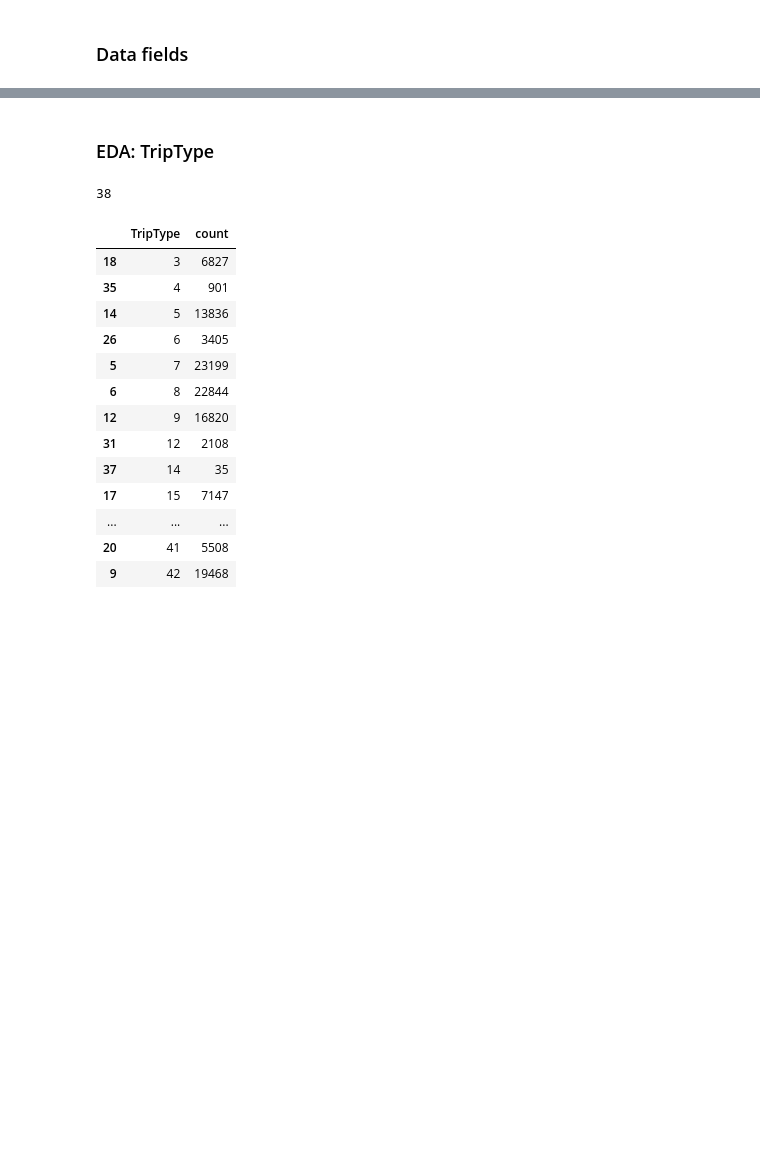
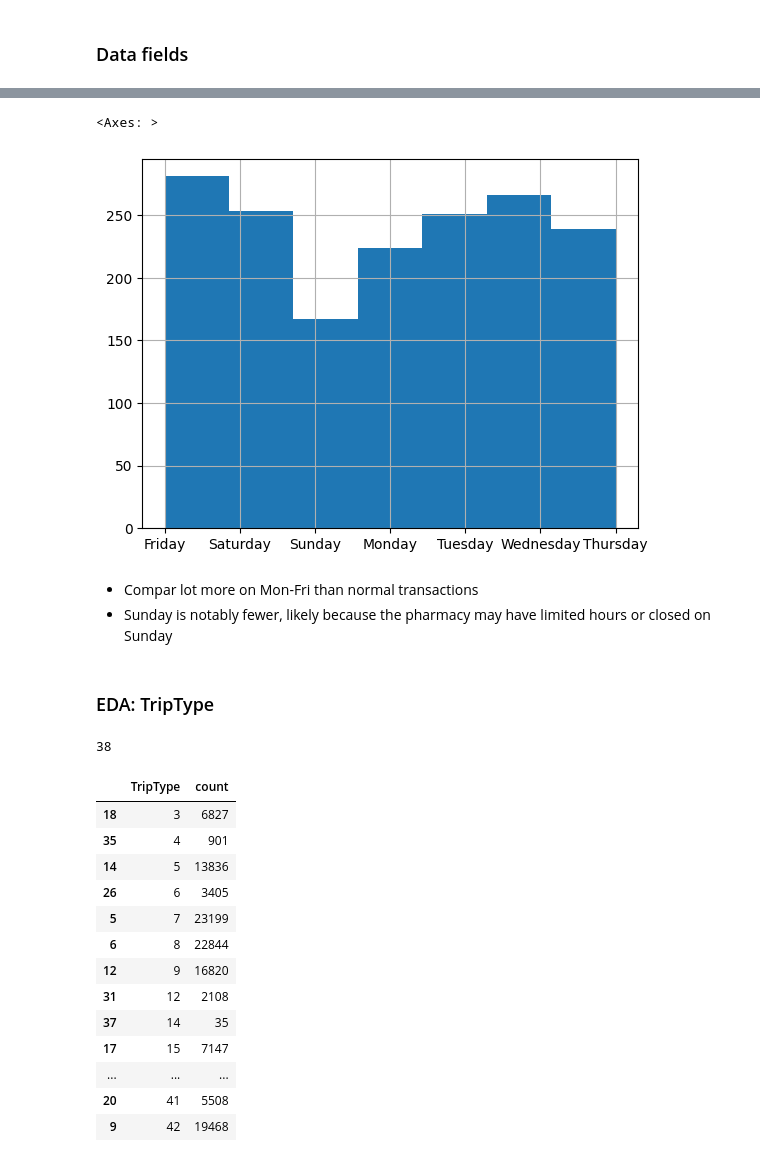
Before and after one commit to annahanslc/walmart-trip-type, a Jupyter notebook: eda/eda1.ipynb, the cells around one changed output, grey strips where cells are left out. Cells and saved outputs as stored; diff of their text form; code cells hidden in the pictures; blank space fills up the shorter version.

Commit message:
Conducted EDA on groupby'ed dataframes to extract more insight.

```diff
--- a/eda/eda1.ipynb
+++ b/eda/eda1.ipynb
@@ -31,0 +182,4 @@ df.head()
+# %%
+# Get all Pharmacy transactions
+transactions_pharmacy = df[df['DepartmentDescription'] == 'PHARMACY RX']
+transactions_pharmacy
@@ -31,0 +200,8 @@ df.head()
+# %%
+# Group by the Pharmacy transactions by VisitNumber
+visits_pharmacy = transactions_pharmacy.groupby('VisitNumber').agg(
+  triptype=('TripType','first'),
+  weekday=('Weekday','first'),
+  total_scancount=('ScanCount','sum'))
+visits_pharmacy.reset_index(inplace=True)
+visits_pharmacy
@@ -32,3 +222,11 @@ df.head()
+# %%
+visits_pharmacy['weekday'].hist(bins=7)
+# %% [output]
+<Axes: >
+[figure, added]
+# %% [markdown]
+- Compar lot more on Mon-Fri than normal transactions
+- Sunday is notably fewer, likely because the pharmacy may have limited hours or closed on Sunday
 # %% [markdown]
 ### EDA: TripType
 # %%
```
Also changed, not shown: parts of 34 cells of this notebook, 1 other file.
